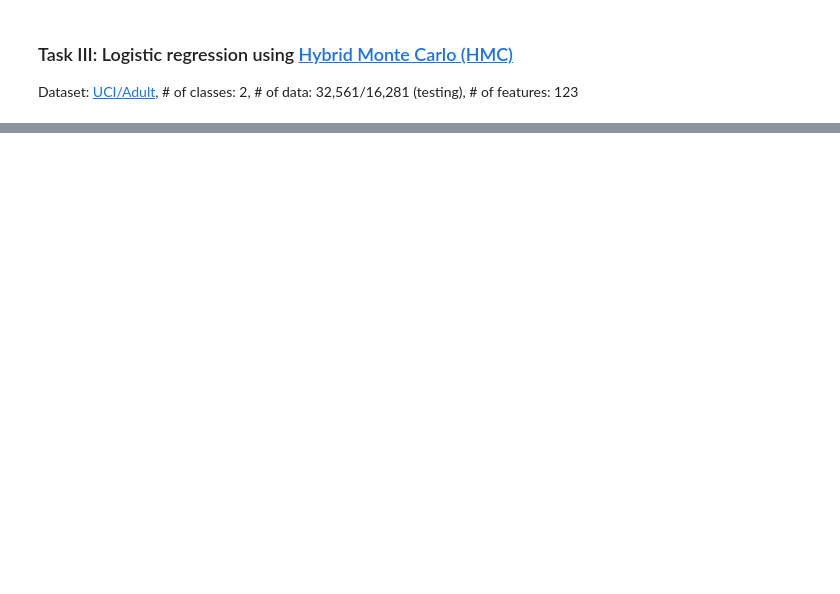
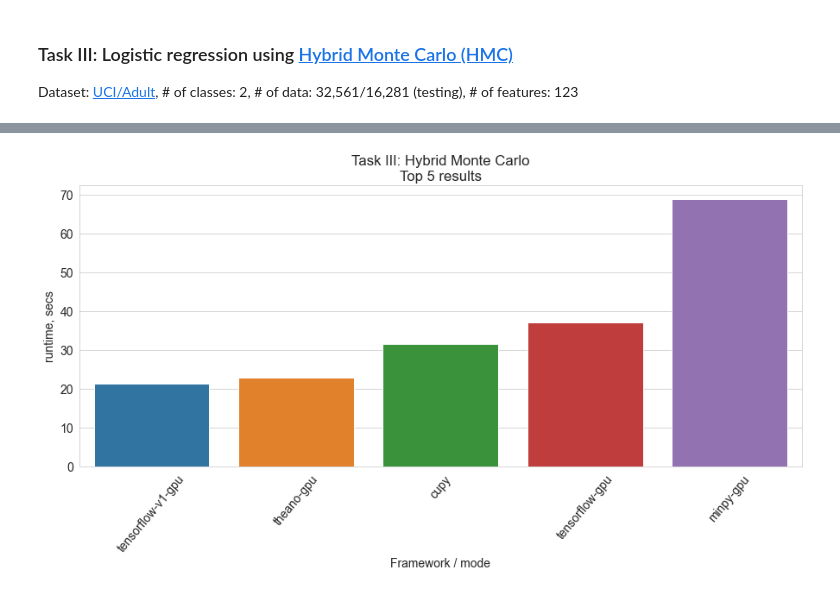
Before and after one commit to AndreyKolev/MLLibMark, a Jupyter notebook: benchmark.ipynb, the cells around one changed output, grey strips where cells are left out. Cells and saved outputs as stored; diff of their text form; code cells hidden in the pictures; blank space fills up the shorter version.

```diff
--- a/benchmark.ipynb
+++ b/benchmark.ipynb
@@ -240,0 +252,4 @@ plot_results(results['hmc'], 'Task III: Hybrid Monte Carlo')
+# %%
+plot_results(results['hmc'], 'Task III: Hybrid Monte Carlo\nTop 5 results', 5)
+# %% [output]
+[figure, added]
```
Also changed, not shown: parts of 9 cells of this notebook, 7 other files.
